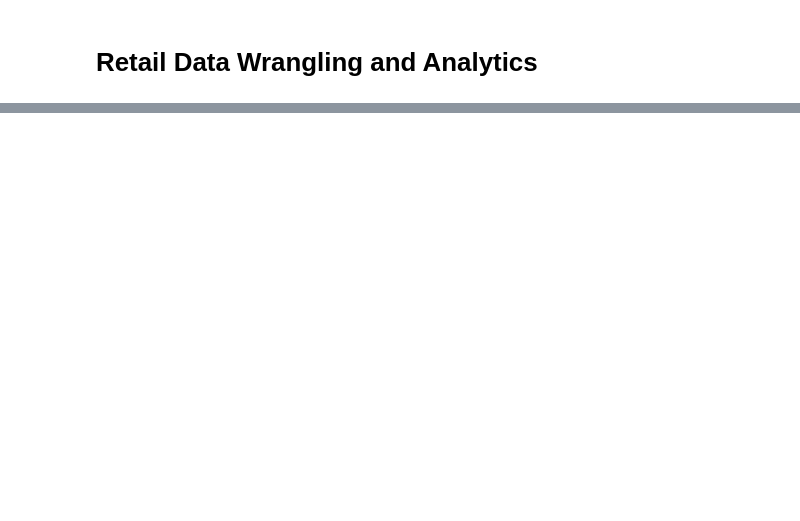
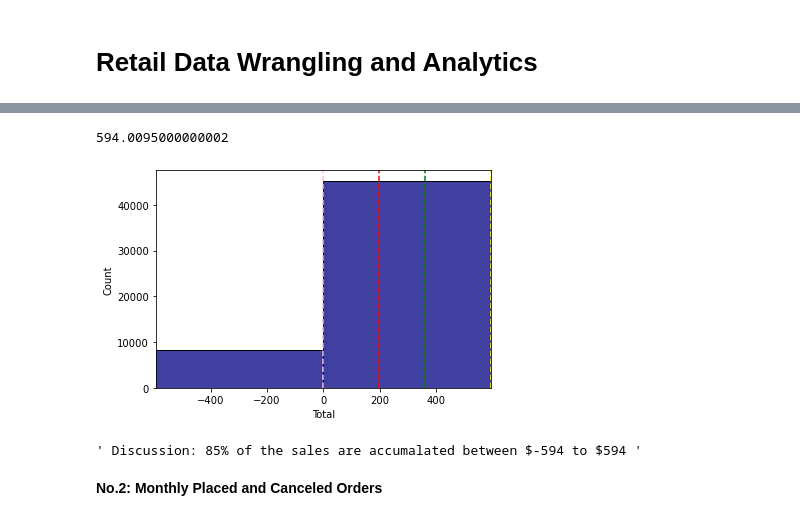
Before and after one commit to jarviscanada/jarvis_data_eng_OwenLiu, a Jupyter notebook: python_data_analytics/psql/retail_data_analytics_wrangling.ipynb, the cells around one changed output, grey strips where cells are left out. Cells and saved outputs as stored; diff of their text form; code cells hidden in the pictures; blank space fills up the shorter version.

```diff
--- a/python_data_analytics/psql/retail_data_analytics_wrangling.ipynb
+++ b/python_data_analytics/psql/retail_data_analytics_wrangling.ipynb
@@ -308,0 +231,24 @@ As you can see, computing RFM segmentation requires extensive domain knowledge i
+# %%
+'''Note that the data above are heavily accumalated around zero with a lot of outliers.
+   For better visualization purposes, we draw the 85% quantile again. '''
+
+# Find Quantile
+quantile = output_df['Total'].quantile(q=0.85)
+print(quantile)
+
+# Draw Histogram with 85% Quantile Again
+plt.xlim(-quantile,quantile)
+sns.histplot(data = output_df, x = 'Total', color = 'navy', bins =20)
+plt.axvline(np.median(output_df['Total']),color = 'red', linestyle ='--')
+plt.axvline(np.mean(output_df['Total']),color = 'green', linestyle ='--')
+plt.axvline(output_df['Total'].mode().values[0],color = 'pink', linestyle ='--')
+plt.axvline(np.min(output_df['Total']),color = 'yellow', linestyle ='--')
+plt.axvline(quantile,color = 'yellow', linestyle ='--')
+plt.show()
+''' Discussion: 85% of the sales are accumalated between $-594 to $594 '''
+# %% [output]
+594.0095000000002
+[figure, added]
+' Discussion: 85% of the sales are accumalated between $-594 to $594 '
+# %% [markdown]
+**No.2: Monthly Placed and Canceled Orders**
```
Also changed, not shown: parts of 78 cells of this notebook, 11 other files.
